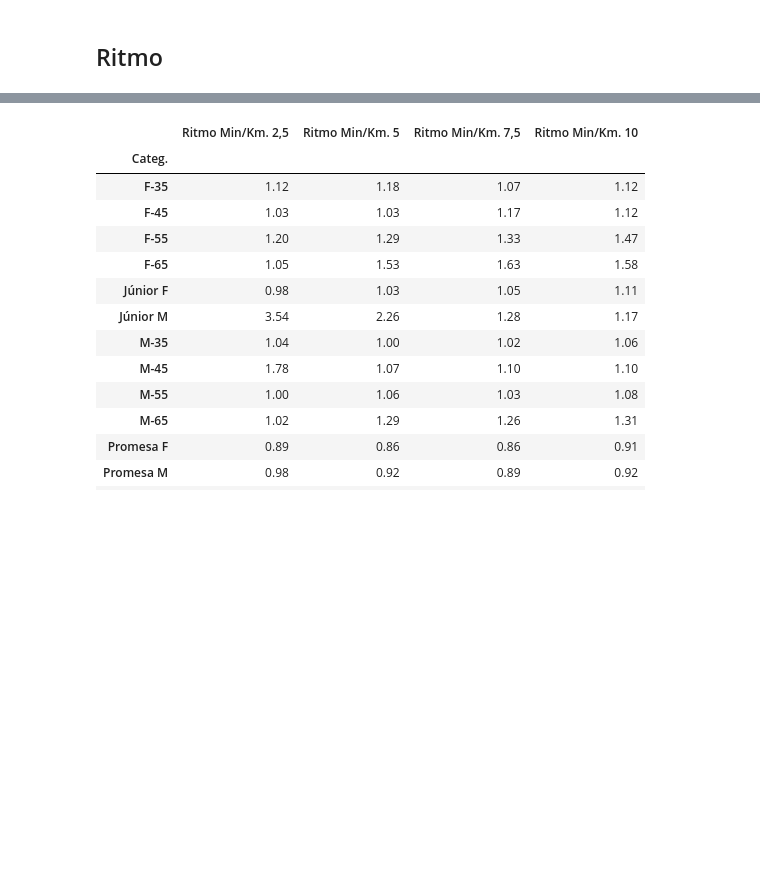
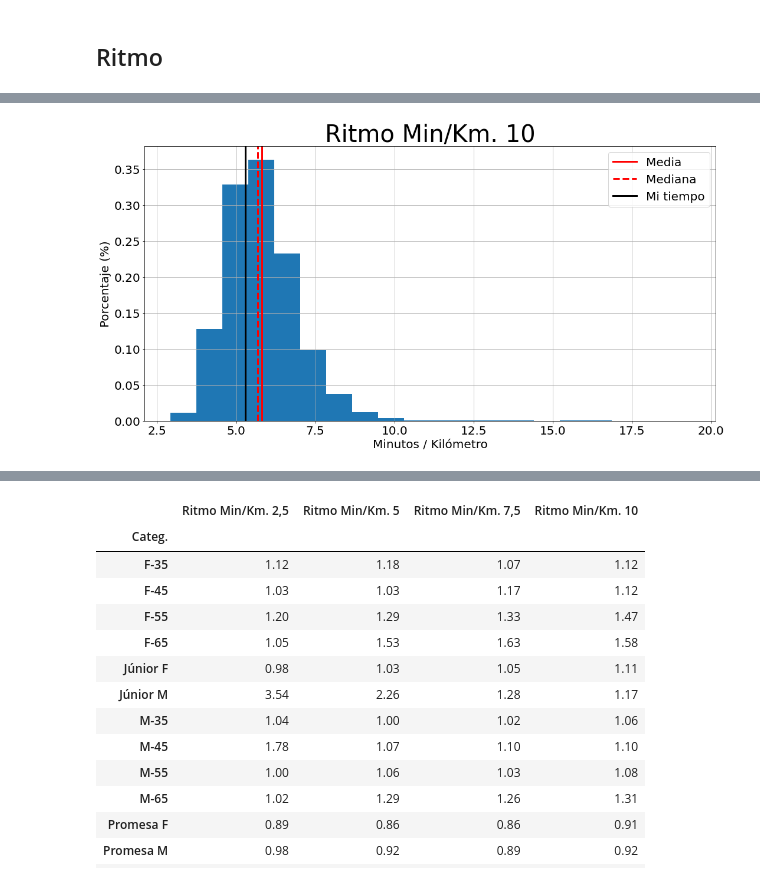
Before and after one commit to mmngreco/sansilvestre, a Jupyter notebook: 2021/analysis.ipynb, the cells around one changed output, grey strips where cells are left out. Cells and saved outputs as stored; diff of their text form; code cells hidden in the pictures; blank space fills up the shorter version.

```diff
--- a/2021/analysis.ipynb
+++ b/2021/analysis.ipynb
@@ -83,0 +114,4 @@ dtype: float64
+# %%
+plot_hist(RITMOS[3], data, title=RITMOS[3], **kw)
+# %% [output]
+[figure, added]
```
Also changed, not shown: parts of 19 cells of this notebook, 7 other files.
